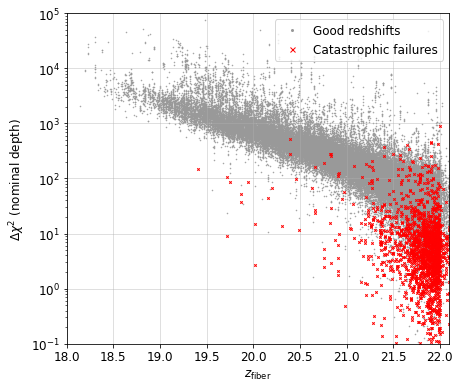
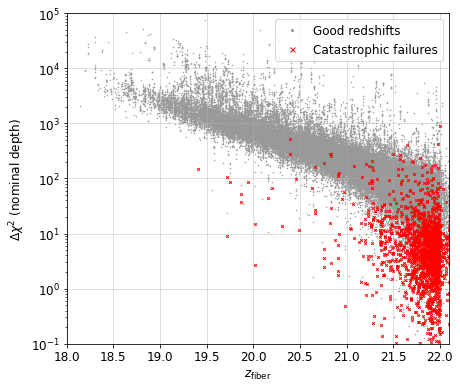
Code edit (unified diff) that turned the first committed figure into the second:
--- before
+++ after
@@ -30,4 +30,4 @@
 plt.grid(alpha=0.5)
 plt.tight_layout()
-plt.savefig('/Users/rongpu/git/desi-targets/lrg_paper/figures/main_dchi2_vs_zfiber.pdf', dpi=150)
+# plt.savefig('/Users/rongpu/git/desi-targets/lrg_paper/figures/main_dchi2_vs_zfiber.pdf', dpi=150)
 plt.show()

Commit: .